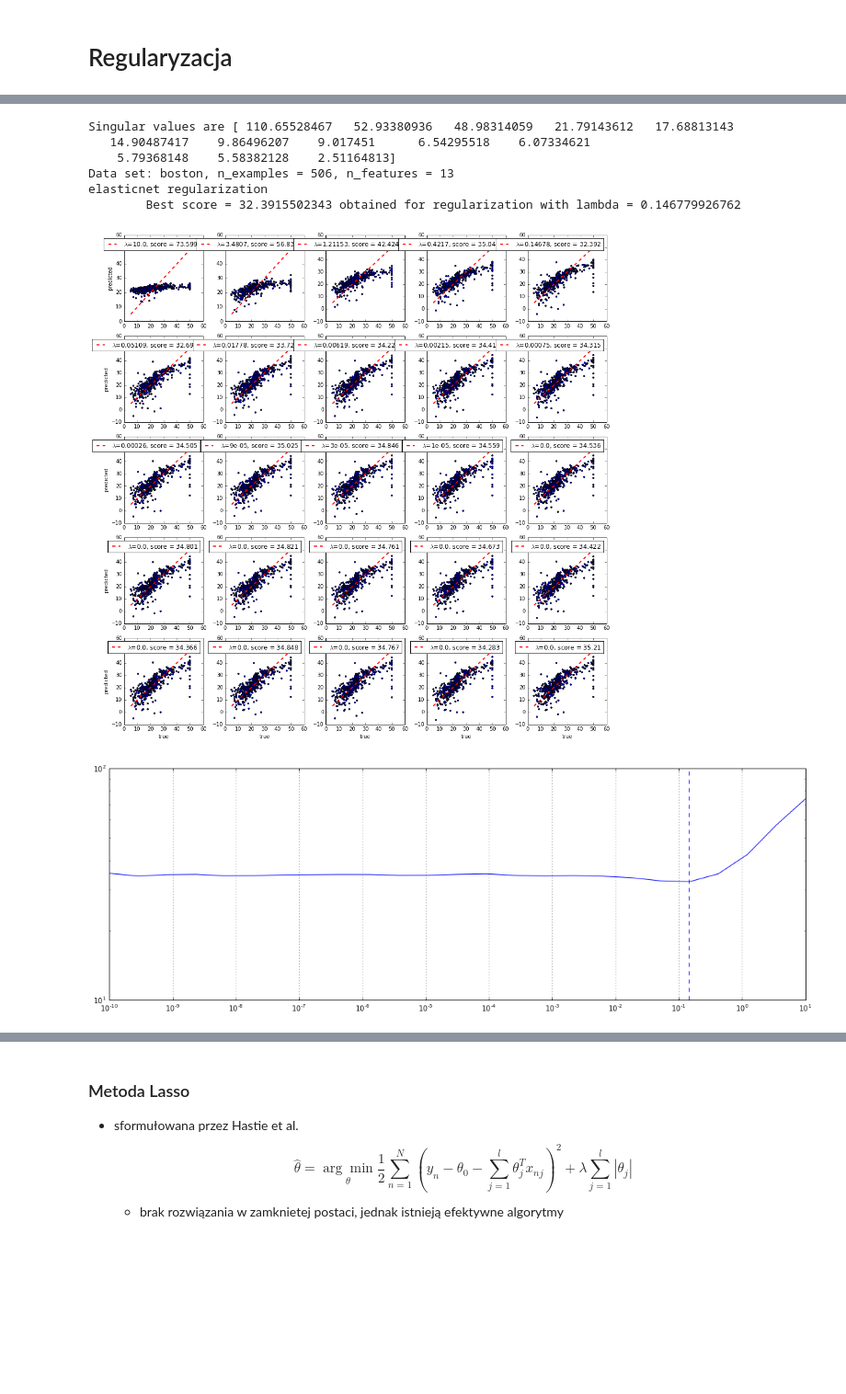
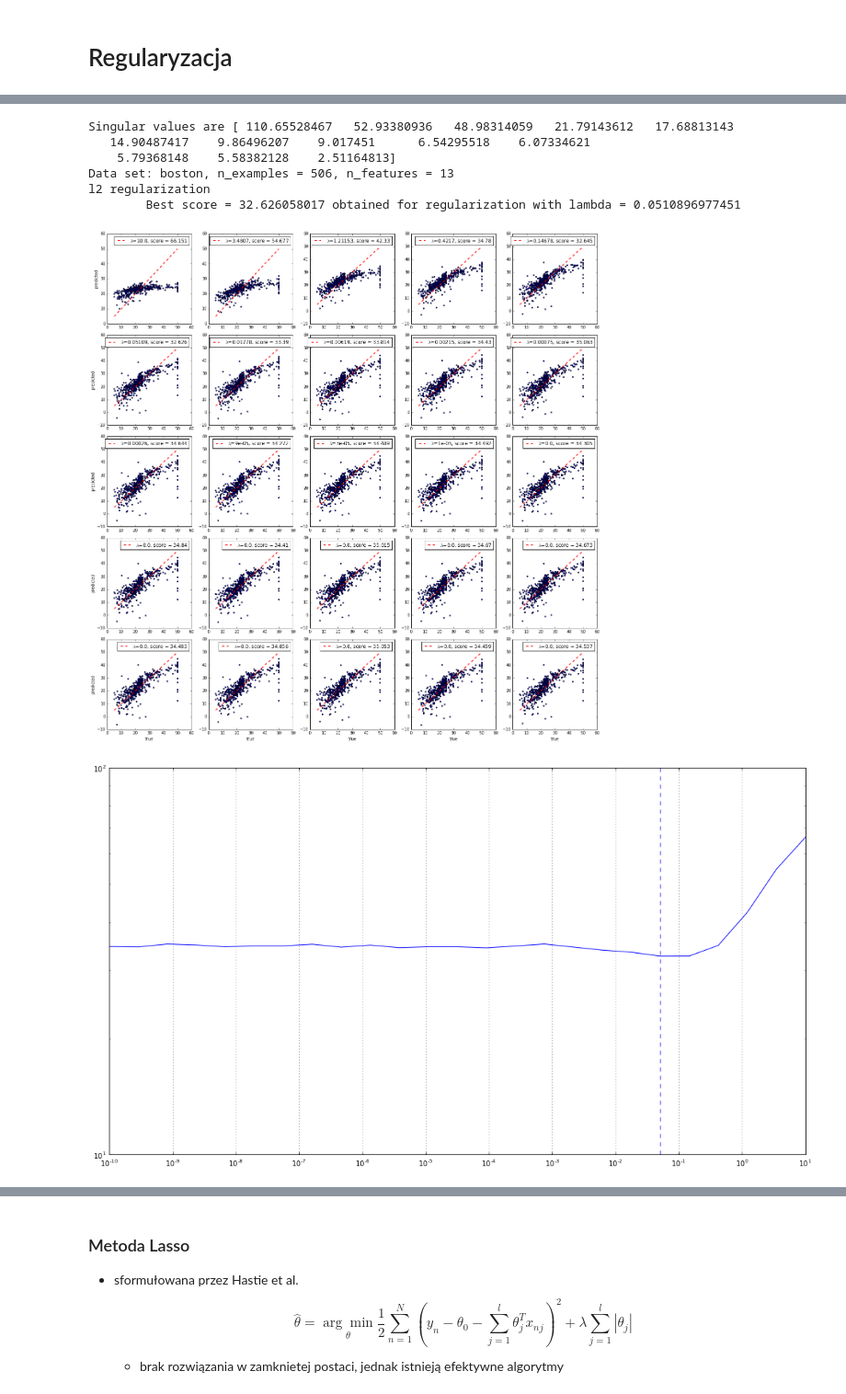
Before and after one commit to igorpodolak/mum2016, a Jupyter notebook: mum2016-1-intro_regr.ipynb, the cells around one changed output, grey strips where cells are left out. Shown at 92% size. Cells and saved outputs as stored; diff of their text form; code cells hidden in the pictures; blank space fills up the shorter version.

Commit message:
Final version of first lecture on regression

```diff
--- a/mum2016-1-intro_regr.ipynb
+++ b/mum2016-1-intro_regr.ipynb
@@ -827,7 +867,8 @@ def singular_values(X):
 def compute_df(sigmas, lmbd):
     return np.sum([s ** 2 / (s ** 2 + lmbd) for s in sigmas])
 # %%
-def regression_regularization(data='sparse', n_samples=200, sss=4, penalty_mode='l2', n_iter=500):
+def regression_regularization(data='sparse', n_samples=200, sss=4,
+                              penalty_mode='l2', n_iter=500):
     if data == 'boston':
         bostondiabetes = load_boston()
         X = bostondiabetes.data
@@ -857,7 +898,7 @@ def regression_regularization(data='sparse', n_samples=200, sss=4, penalty_mode=
 
     sigmas = singular_values(X)
     print "Singular values are {}".format(sigmas)
-    fig, ax = plt.subplots(sss, sss, figsize=(14, 14))
+    fig, ax = plt.subplots(sss, sss, figsize=(18, 18))
     lambdas = np.logspace(1, -10, (sss ** 2))
     scores = []
     scores_std = []
@@ -887,20 +928,20 @@ def regression_regularization(data='sparse', n_samples=200, sss=4, penalty_mode=
     print "{} regularization".format(penalty_mode)
     print "\tBest score = {} obtained for regularization with lambda = {}".format(scores[min_ind], lambdas[min_ind])
     fig.tight_layout()
-    fig2, ax2 = plt.subplots(figsize=(18, 6))
+    fig2, ax2 = plt.subplots(figsize=(18, 10))
     ax2.loglog()
     ax2.grid(True)
     ax2.plot(lambdas, scores)
     ax2.axvline(x=lambdas[min_ind], ls='--')
 
-    fig3, ax3 = plt.subplots(figsize=(18, 6))
+    fig3, ax3 = plt.subplots(figsize=(18, 10))
     ax3.semilogx()
     ax3.plot(lambdas, coefs)
     ax3.axvline(x=lambdas[min_ind], ls='--')
     ax3.set_xlabel('$\lambda$')
     ax3.set_ylabel('parametry')
 
-    fig4, ax4 = plt.subplots(figsize=(18, 6))
+    fig4, ax4 = plt.subplots(figsize=(18, 10))
     ax4.set_xlim([df[0] - 0.1, df[-1] + 0.1])
     #ax4.set_xlim([0, X.shape[1]])
     ax4.plot(df, coefs)
@@ -908,13 +949,13 @@ def regression_regularization(data='sparse', n_samples=200, sss=4, penalty_mode=
     ax4.set_xlabel('df($\lambda$)')
     ax4.set_ylabel('parametry')
 # %%
-regression_regularization(data='boston', sss=5, penalty_mode='elasticnet', n_iter=250)
+regression_regularization(data='boston', sss=5, penalty_mode='l2', n_iter=250)
 # %% [output]
 Singular values are [ 110.65528467   52.93380936   48.98314059   21.79143612   17.68813143
    14.90487417    9.86496207    9.017451      6.54295518    6.07334621
     5.79368148    5.58382128    2.51164813]
 Data set: boston, n_examples = 506, n_features = 13
-elasticnet regularization
-        Best score = 32.3915502343 obtained for regularization with lambda = 0.146779926762
+l2 regularization
+        Best score = 32.626058017 obtained for regularization with lambda = 0.0510896977451
-[figure, old version]
+[figure, new version]
-[figure, old version]
+[figure, new version]
```
Also changed, not shown: parts of 45 cells of this notebook, 3 other files.
